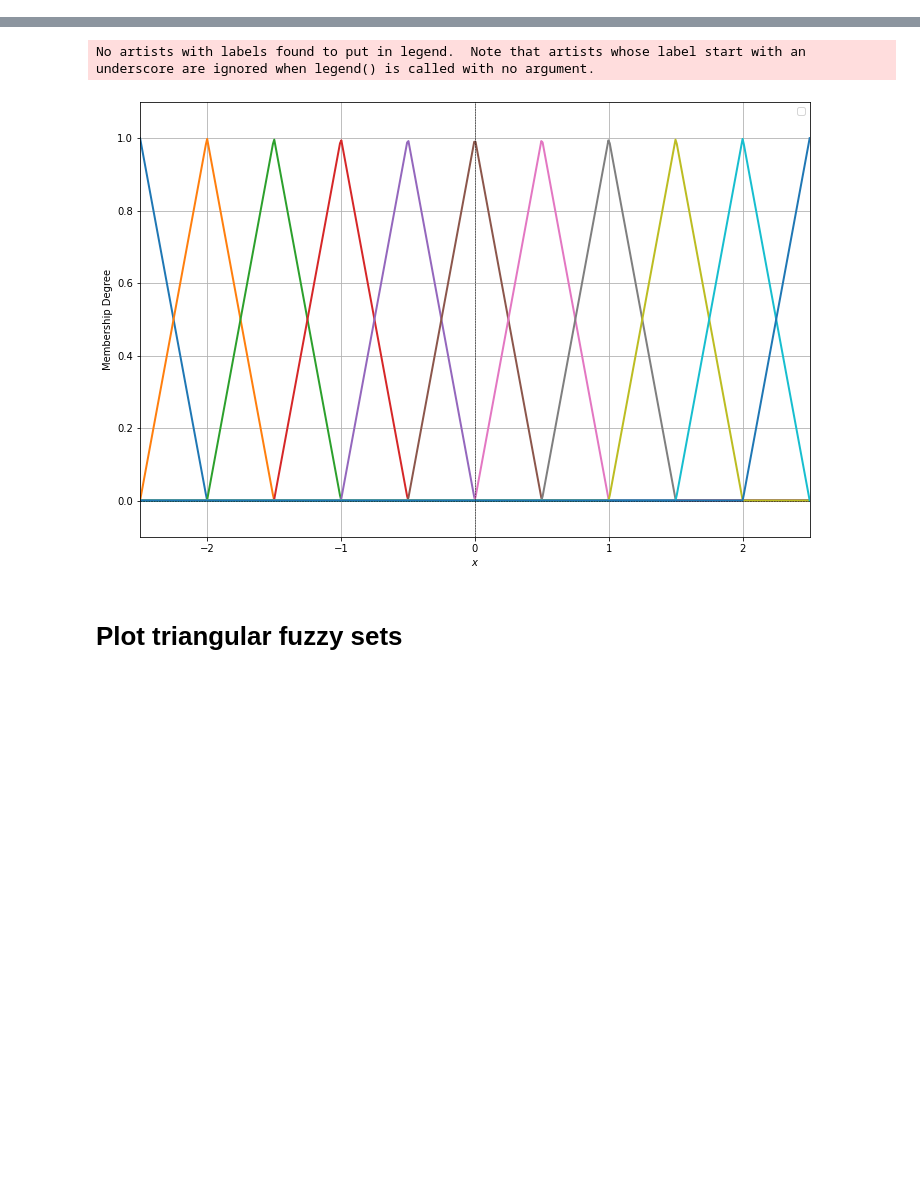
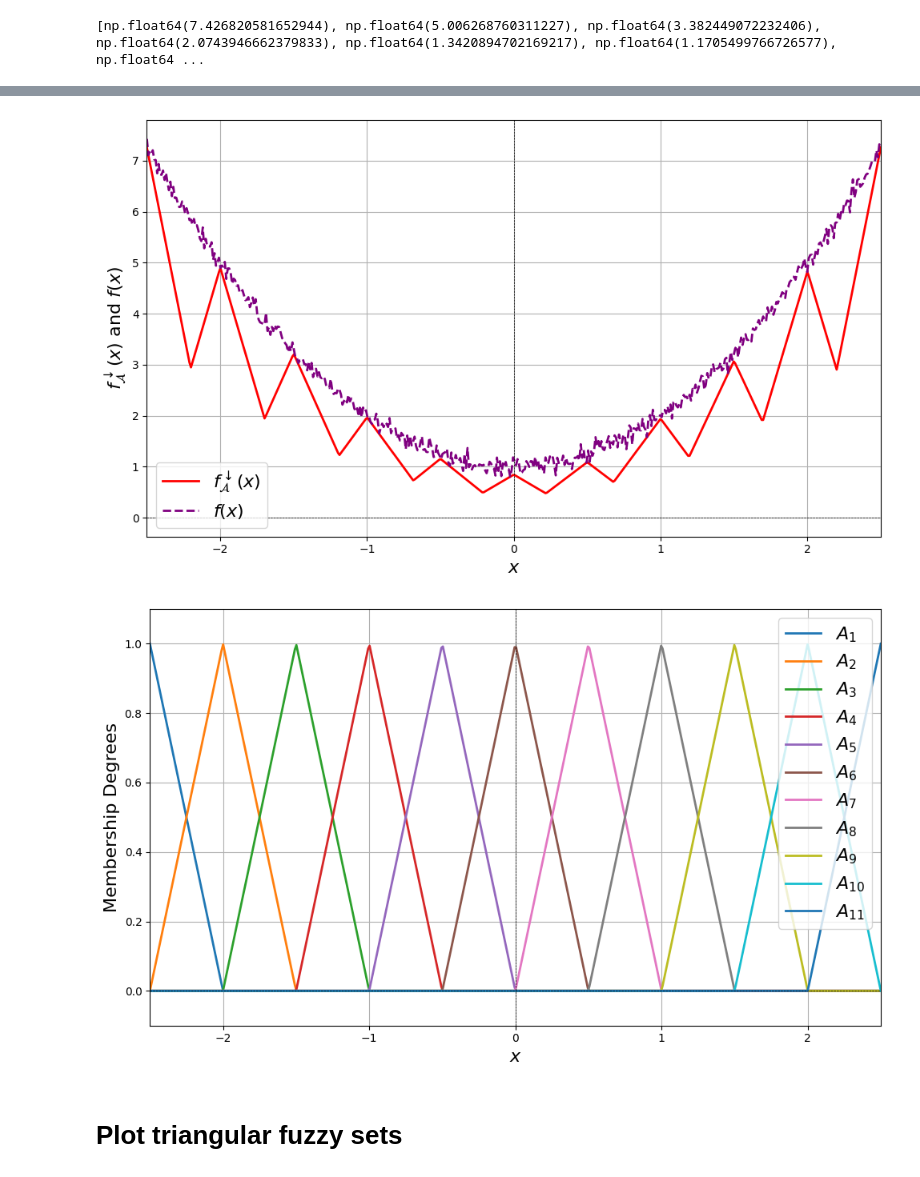
Before and after one commit to martinadankova/Lower_Upper_functions, a Jupyter notebook: LowerUpperFunctionsExamples.ipynb, the cells around one changed output, grey strips where cells are left out. Cells and saved outputs as stored; diff of their text form; code cells hidden in the pictures; blank space fills up the shorter version.

```diff
--- a/LowerUpperFunctionsExamples.ipynb
+++ b/LowerUpperFunctionsExamples.ipynb
@@ -12,8 +12,8 @@ reload(luf)
 def f(x, noise_level=0.1):
 #    noise = np.random.normal(0, noise_level, size=x.shape)  # Add Gaussian noise
 #    return x ** 2 + 1+noise
-#    return np.maximum(x ** 2-1,0)+1
-    return np.maximum(x ** 2-1,0)
+    return np.maximum(x ** 2-1,0)+1
+#    return np.maximum(x ** 2-1,0)
 
 # Number of triangular fuzzy sets
 a=-2
@@ -43,17 +43,17 @@ plt.figure(figsize=(10, 6))
 plt.plot(x_values, f_A_up_values, label='$f_{\\mathcal{A}}^{\\uparrow}(x)$', color='green', linewidth=2)
 plt.plot(x_values, f_values, label='$f(x) = x^2+1$', color='purple', linewidth=2,ls='--')
 #plt.title('Generalized Inverse Upward Transformation with Multiple Fuzzy Sets')
-plt.xlabel('$x$', fontsize=14)
-plt.ylabel('$f_{\\mathcal{A}}^{\\uparrow}(x)$ and $f(x)$', fontsize=14)
+plt.xlabel('$x$', fontsize=16)
+plt.ylabel('$f_{\\mathcal{A}}^{\\uparrow}(x)$ and $f(x)$', fontsize=16)
 plt.axhline(0, color='black', linewidth=0.5, ls='--')
 plt.axvline(0, color='black', linewidth=0.5, ls='--')
-plt.legend(fontsize=12)
+plt.legend(fontsize=16)
 plt.grid(True)
-plt.tight_layout()
 plt.xlim(-2.5, 2.5)
 plt.ylim(-0.5, 10)
+plt.tight_layout()
 
-plt.savefig("UpperTrian.pdf",format='pdf')
+plt.savefig("UFZero2.pdf",format='pdf')
 
 plt.show()
 
@@ -68,6 +67,12 @@ No artists with labels found to put in legend.  Note that artists whose label st
 from importlib import reload
 import LowerUpperFunctions as luf
 reload(luf)
+# Define the function f(x) with noise
+def f(x, noise_level=0.1):
+    noise = np.random.normal(0, noise_level, size=x.shape)  # Add Gaussian noise
+    return x ** 2 + 1+noise
+#    return np.maximum(x ** 2-1,0)+1
+#    return np.maximum(x ** 2-1,0)
 
 # Number of triangular fuzzy sets
 a=-3
@@ -81,6 +86,31 @@ params = [( a + (i - 1) * k, a + i * k, a + (i + 1) * k) for i in range(1, n + 1
 x_values = np.linspace(-2.5, 2.5, 500)
 f_values = f(x_values)  # Pre-compute f(x) over the domain
 
+# Compute components F_A_up
+F_A_up = luf.F_A_upT(params, x_values, f_values)
+
+# Compute upper function f_{\mathcal{A}}^\uparrow
+f_A_up_values = np.array([luf.f_A_upT(x,F_A_up,params) for x in x_values])
+print(F_A_up)
+# Plotting the result
+plt.figure(figsize=(10, 6))
+plt.plot(x_values, f_A_up_values, label='$f_{\\mathcal{A}}^{\\uparrow}(x)$', color='green', linewidth=2)
+plt.plot(x_values, f_values, label='$f(x)$', color='purple', linewidth=2,ls='--')
+#plt.title('Generalized Inverse Upward Transformation with Multiple Fuzzy Sets')
+plt.xlabel('$x$',fontsize=16)
+plt.ylabel('$f_{\\mathcal{A}}^{\\uparrow}(x)$ and $f(x)$',fontsize=16)
+plt.axhline(0, color='black', linewidth=0.5, ls='--')
+plt.axvline(0, color='black', linewidth=0.5, ls='--')
+plt.legend(fontsize=16)
+plt.grid(True)
+plt.xlim(-2.5, 2.5)
+#plt.ylim(-0.5, 10)
+plt.tight_layout()
+
+plt.savefig("UFZero2.pdf",format='pdf')
+
+plt.show()
+
 # Compute components F_A_down
 F_A_down = luf.F_A_downT(params,x_values, f_values)
 
@@ -93,14 +123,15 @@ plt.figure(figsize=(10, 6))
 plt.plot(x_values, f_A_down_values, label='$f_{\\mathcal{A}}^{\\downarrow}(x)$', color='red', linewidth=2)
 plt.plot(x_values, f_values, label='$f(x)$', color='purple', linewidth=2, ls='--')
 #plt.title('Generalized Inverse Downward Transformation with Multiple Fuzzy Sets')
-plt.xlabel('$x$')
-plt.ylabel('$f_{\\mathcal{A}}^{\\downarrow}(x)$ and $f(x)$')
+plt.xlabel('$x$',fontsize=16)
+plt.ylabel('$f_{\\mathcal{A}}^{\\downarrow}(x)$ and $f(x)$',fontsize=16)
 plt.axhline(0, color='black', linewidth=0.5, ls='--')
 plt.axvline(0, color='black', linewidth=0.5, ls='--')
 plt.grid()
-plt.legend()
+plt.legend(fontsize=16)
 plt.xlim(-2.5, 2.5)
-plt.ylim(-0.5, 5)
+#plt.ylim(-0.5, 5)
+plt.tight_layout()
 
 plt.savefig("LowerTrian.pdf",format='pdf')
 plt.show()
@@ -108,3 +139,4 @@ plt.show()
 # Plotting all fuzzy sets
 luf.plot_triangular_fuzzy_sets(params)
 # %% [output]
+[np.float64(7.426820581652944), np.float64(5.006268760311227), np.float64(3.382449072232406), np.float64(2.0743946662379833), np.float64(1.3420894702169217), np.float64(1.1705499766726577), np.float64 ...
@@ -112,5 +144,5 @@ luf.plot_triangular_fuzzy_sets(params)
-No artists with labels found to put in legend.  Note that artists whose label start with an underscore are ignored when legend() is called with no argument.
-[figure, old version]
+[figure, new version]
+[figure, added]
 # %% [markdown]
 # Plot triangular fuzzy sets
 # %%
```
Also changed, not shown: parts of 15 cells of this notebook, 24 other files.
